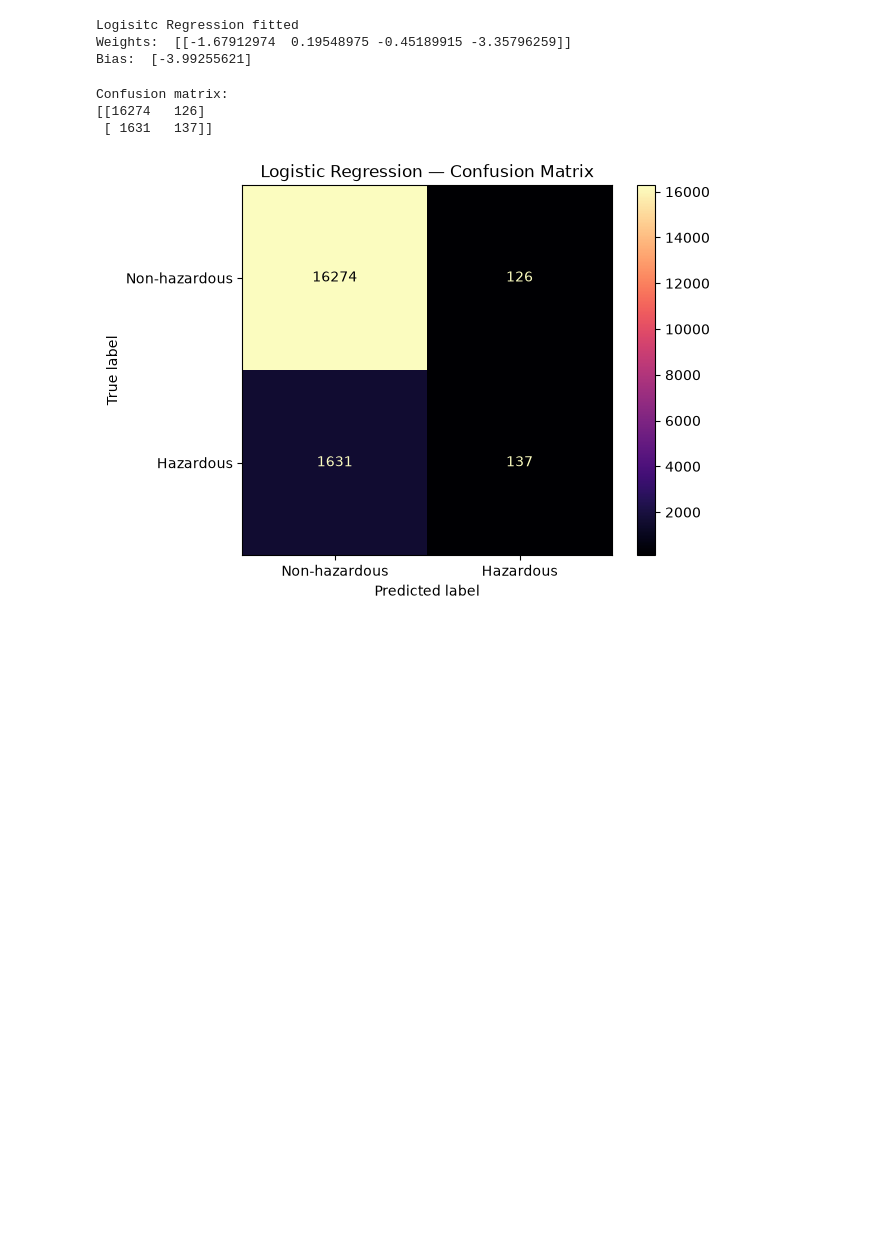
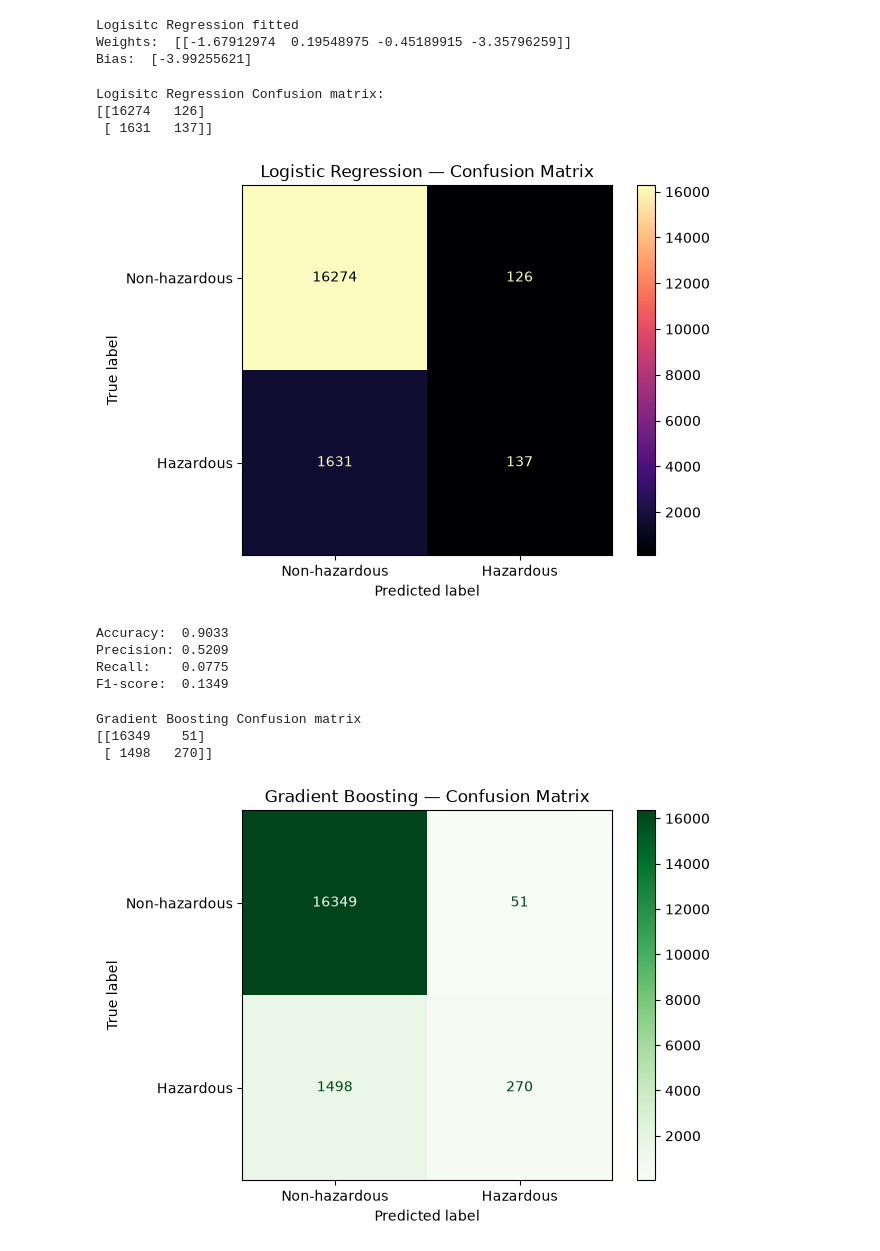
Before and after one commit to Funckin/ML_Project, a Jupyter notebook: notebooks/data_check.ipynb, the cells around one changed output. Saved outputs shown, nothing was run; the diff lists cells and outputs as text; code cells hidden in the pictures; blank space fills up the shorter version.

Commit message:
LG + GB samt visual comparison

```diff
--- a/notebooks/data_check.ipynb
+++ b/notebooks/data_check.ipynb
@@ -233,7 +235,7 @@ y_pred = model.predict(X_test_scaled)
 """ Confusion matrix of the Logisitc Regression """
 
 cm = confusion_matrix(y_test, y_pred)
-print("Confusion matrix:")
+print("Logisitc Regression Confusion matrix:")
 print(cm)
 
 # Visualization of the confusion matrix
@@ -242,7 +244,64 @@ disp.plot(cmap="magma")    # TODO change color so it looks nice
 plt.title("Logistic Regression — Confusion Matrix")
 plt.show()
 # %% [output]
-Confusion matrix:
+Logisitc Regression Confusion matrix:
 [[16274   126]
  [ 1631   137]]
 [figure]
+# %%
+""" Confusion matrix analysis (Logisitic Regression) """
+
+TN_LG = cm[0][0]
+FP_LG = cm[0][1]
+FN_LG = cm[1][0]
+TP_LG = cm[1][1]
+
+accuracy = (TP_LG + TN_LG) / (TP_LG + TN_LG + FP_LG + FN_LG)
+
+if (TP_LG + FN_LG) > 0:
+    precision = TP_LG / (TP_LG + FP_LG)
+else:
+    precision = 0
+
+if (TP_LG + FN_LG) > 0:
+    recall = TP_LG / (TP_LG + FN_LG)
+else:
+    recall = 0
+
+if (precision + recall) > 0:
+    f1 = 2 * (precision * recall) / (precision + recall)
+else:
+    f1 = 0
+
+print(f"\nAccuracy:  {accuracy:.4f}")
+print(f"Precision: {precision:.4f}")
+print(f"Recall:    {recall:.4f}")
+print(f"F1-score:  {f1:.4f}")
+# %% [output]
+Accuracy:  0.9033
+Precision: 0.5209
+Recall:    0.0775
+F1-score:  0.1349
+# %%
+""" Gradient Boosting """
+
+GB_model = GradientBoostingClassifier(random_state=42)
+GB_model.fit(X_train, y_train)
+
+y_pred_GB = GB_model.predict(X_test)
+# %%
+""" Confusion matrix of the Gradient Boosting """
+
+cm_GB = confusion_matrix(y_test, y_pred_GB)
+print("Gradient Boosting Confusion matrix")
+print(cm_GB)
+
+disp_GB = ConfusionMatrixDisplay(confusion_matrix=cm_GB, display_labels=["Non-hazardous", "Hazardous"])
+disp_GB.plot(cmap="Greens")
+plt.title("Gradient Boosting — Confusion Matrix")
+plt.show()
+# %% [output]
+Gradient Boosting Confusion matrix
+[[16349    51]
+ [ 1498   270]]
+[figure, added]
```
Also changed, not shown: parts of 5 cells of this notebook, 1 other file.
